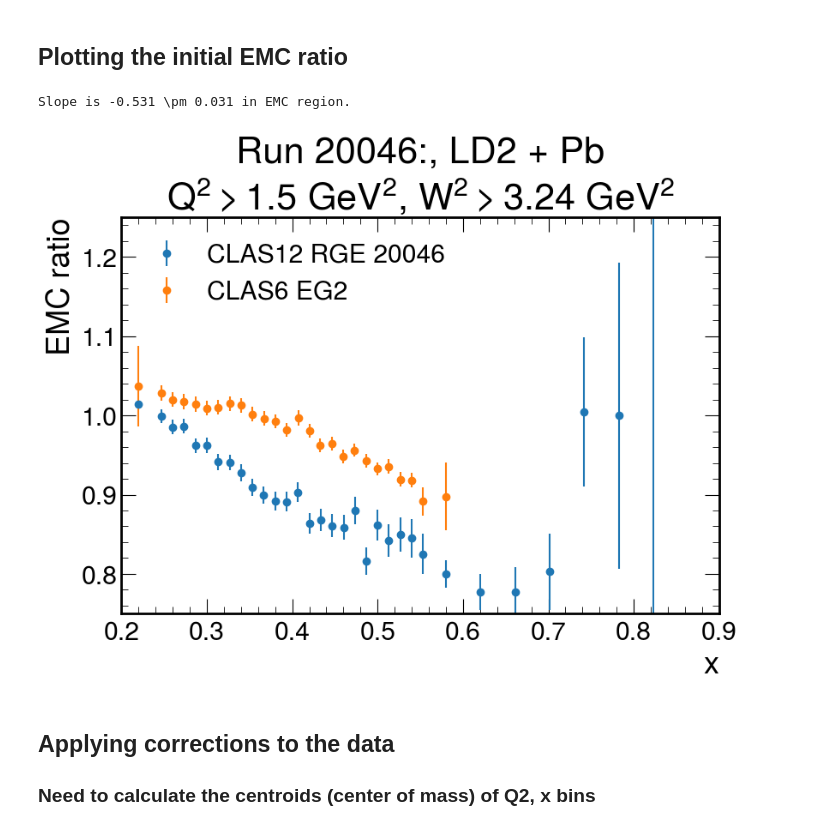
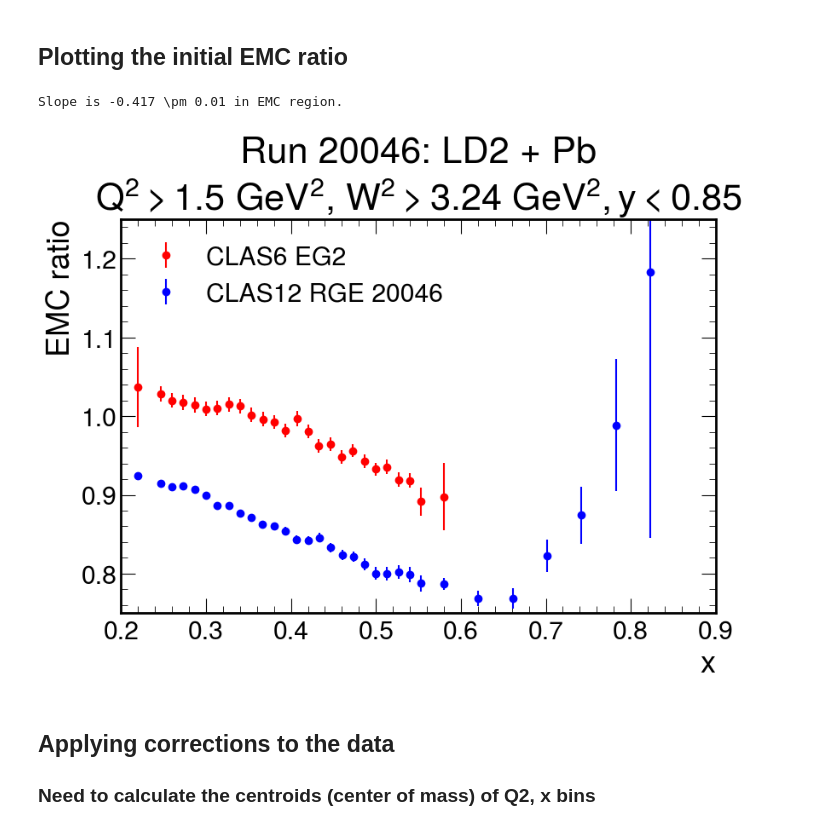
Before and after one commit to sebouh137/clas12-rge-analysis, a Jupyter notebook: analysis/RGE_EMC.ipynb, the cells around one changed output. Cells and saved outputs as stored; diff of their text form; code cells hidden in the pictures.

```diff
--- a/analysis/RGE_EMC.ipynb
+++ b/analysis/RGE_EMC.ipynb
@@ -14,7 +14,7 @@ hep.style.use(hep.style.CMS)
 ### Data file you want to analyze
 # %%
 data_directory = "/home/ryan/clas_analysis/data/"
-file_name = "ntuples_dc_020046_00000-00099.root"
+file_name = "ntuples_dc_020046_00000-00572.root"
 with ur.open("%s:data"%(data_directory+file_name)) as events:
     branches = events.arrays()
 # %% [markdown]
@@ -23,9 +23,11 @@ with ur.open("%s:data"%(data_directory+file_name)) as events:
 electron_PID_cut = branches["pid"]==11
 Q2_cut_value = 1.5
 W2_cut_value = 1.8*1.8
+y_cut_value = .85
 Q2_cut = branches["Q2"] > Q2_cut_value
 W2_cut = branches["W2"] > W2_cut_value
-DIS_cuts = Q2_cut & W2_cut
+y_cut = branches["y_bjorken"] < y_cut_value
+DIS_cuts = Q2_cut & W2_cut & y_cut
 electron_DIS_cut = electron_PID_cut & DIS_cuts
 # %% [markdown]
 ### Select the solid target you're considering
@@ -34,10 +36,11 @@ solid_target = "Pb"
 # %% [markdown]
 ### Title used in all the plots
 # %%
-plot_title = "Run 20046:, LD2 + {solid}\n$Q^2 > {Q2cut}~GeV^2$, $W^2 > {W2cut}~GeV^2$".format(
+plot_title = "Run 20046: LD2 + {solid}\n$Q^2 > {Q2cut}~GeV^2$, $W^2 > {W2cut}~GeV^2, y < {ycut}$".format(
     solid=solid_target,
     Q2cut = Q2_cut_value,
-    W2cut=W2_cut_value)
+    W2cut=W2_cut_value,
+    ycut = y_cut_value)
 # %% [markdown]
 ### Calculating the areal densities of each target
 ### Will use ratio of areal densities of solid to deuterium as a scaling factor in EMC ratio
@@ -98,10 +101,10 @@ elif deuterium_z_mean == z_fit_parameters[4]:
     solid_z_mean, solid_z_sigma = z_fit_parameters[1], z_fit_parameters[2]
 
 # 2 sigma cut was chosen arbitrarily. Just a first attempt that looks OK.
-deuterium_cut = (electron_vertex_z > (deuterium_z_mean - 2 * deuterium_z_sigma) ) &\
-                (electron_vertex_z < (deuterium_z_mean + 2 * deuterium_z_sigma) )
-solid_cut     = (electron_vertex_z > (solid_z_mean - 2 * solid_z_sigma) ) &\
-                (electron_vertex_z < (solid_z_mean + 2 * solid_z_sigma) )
+deuterium_cut = (electron_vertex_z > (deuterium_z_mean - 2.2 * deuterium_z_sigma) ) &\
+                (electron_vertex_z < (deuterium_z_mean + 2.2 * deuterium_z_sigma) )
+solid_cut     = (electron_vertex_z > (solid_z_mean - 3 * solid_z_sigma) ) &\
+                (electron_vertex_z < (solid_z_mean + 3 * solid_z_sigma) )
 
 plt.hist(electron_vertex_z,
          bins = 100,
@@ -229,45 +232,49 @@ EMC_ratio_x_errors *= areal_density_ratio
 # Remove any x bins that resulted in division by zero (i.e. zero deuterium counts)
 nan_mask = ~np.isnan(EMC_ratio_x)
 
-plt.errorbar(solid_x_bin_centers[nan_mask],
-             EMC_ratio_x[nan_mask],
-             yerr=EMC_ratio_x_errors[nan_mask],
-             linestyle='none',
-             fmt ='o',
-             label="CLAS12 RGE 20046")
+
 
 plt.errorbar(eg2_clas_x,
              eg2_clas_EMC,
              yerr=e2_clas_EMC_error,
              linestyle='none',
              fmt ='o',
-             label="CLAS6 EG2")
+             label="CLAS6 EG2",
+             color='red')
+
+plt.errorbar(solid_x_bin_centers[nan_mask],
+             EMC_ratio_x[nan_mask],
+             yerr=EMC_ratio_x_errors[nan_mask],
+             linestyle='none',
+             fmt ='o',
+             label="CLAS12 RGE 20046",
+             color='blue')
 
 plt.xlabel("x")
 plt.ylabel("EMC ratio")
 
 # Fitting EMC region to linear function
 EMC_x_region_mask = (solid_x_bin_centers > .25) & (solid_x_bin_centers < .65)
 EMC_x_region_x = solid_x_bin_centers[EMC_x_region_mask]
 EMC_x_region_y = EMC_ratio_x[EMC_x_region_mask]
 slope_guess = (EMC_x_region_y[-1]-EMC_x_region_y[0])/(EMC_x_region_x[-1]-EMC_x_region_x[0])
 y_intercept_guess = EMC_x_region_y[0]
 
 fit_parameters, fit_covariance = curve_fit(linear_fit,
                                            EMC_x_region_x,
                                            EMC_x_region_y,
                                            p0=(slope_guess, y_intercept_guess))
 errors = np.sqrt(np.diag(fit_covariance))
 y_fit = linear_fit(EMC_x_region_x, *fit_parameters)
 print("Slope is {slope} \pm {error} in EMC region.".format(slope = round(fit_parameters[0], 3), error = round(errors[0], 3) ))
 plt.ylim(.75, 1.25)
 plt.xlim(.2, .9)
 plt.title(plot_title)
 plt.legend(loc='upper left')
 plt.show()
 # %% [output]
-Slope is -0.531 \pm 0.031 in EMC region.
+Slope is -0.417 \pm 0.01 in EMC region.
-[figure, old version]
+[figure, new version]
 # %% [markdown]
 ## Applying corrections to the data
 ### Need to calculate the centroids (center of mass) of Q2, x bins
```
Also changed, not shown: parts of 6 cells of this notebook.
